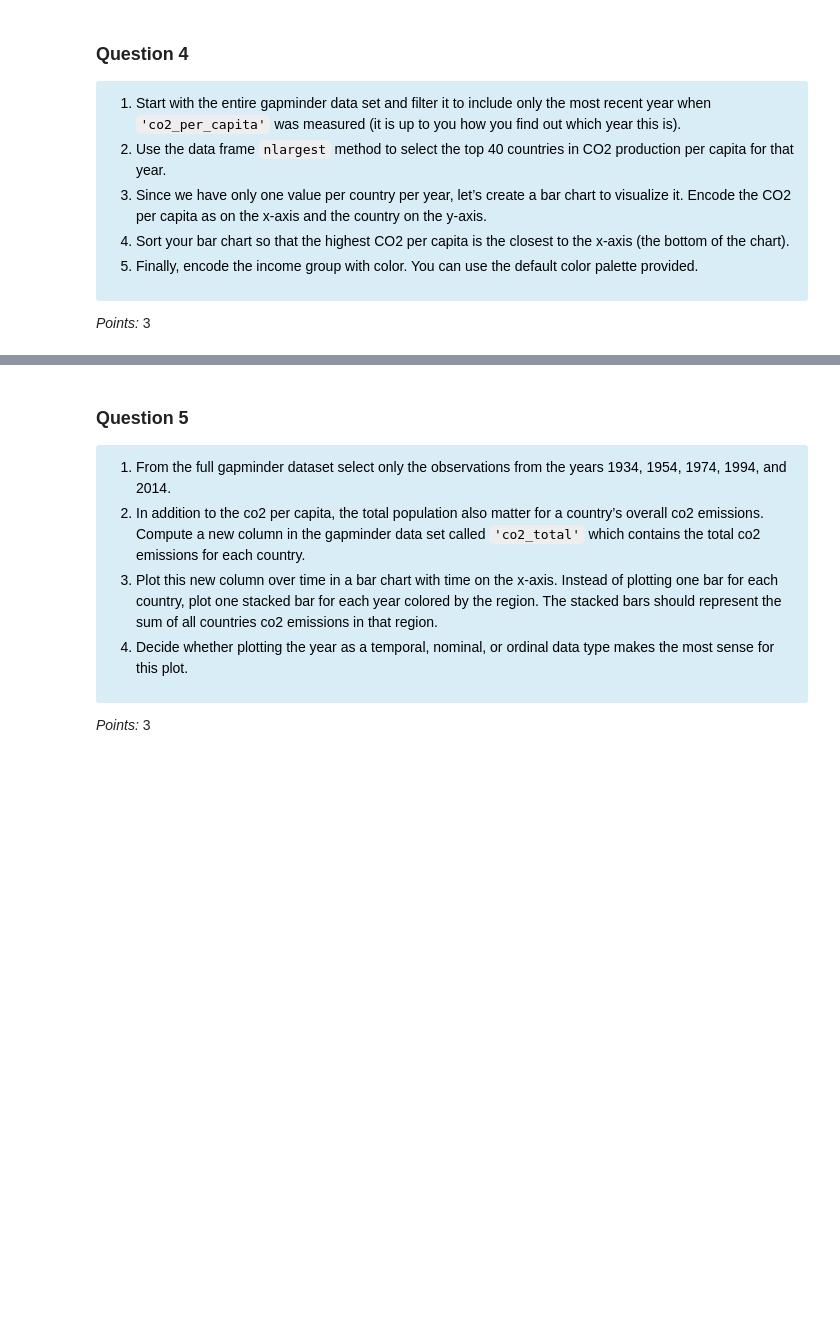
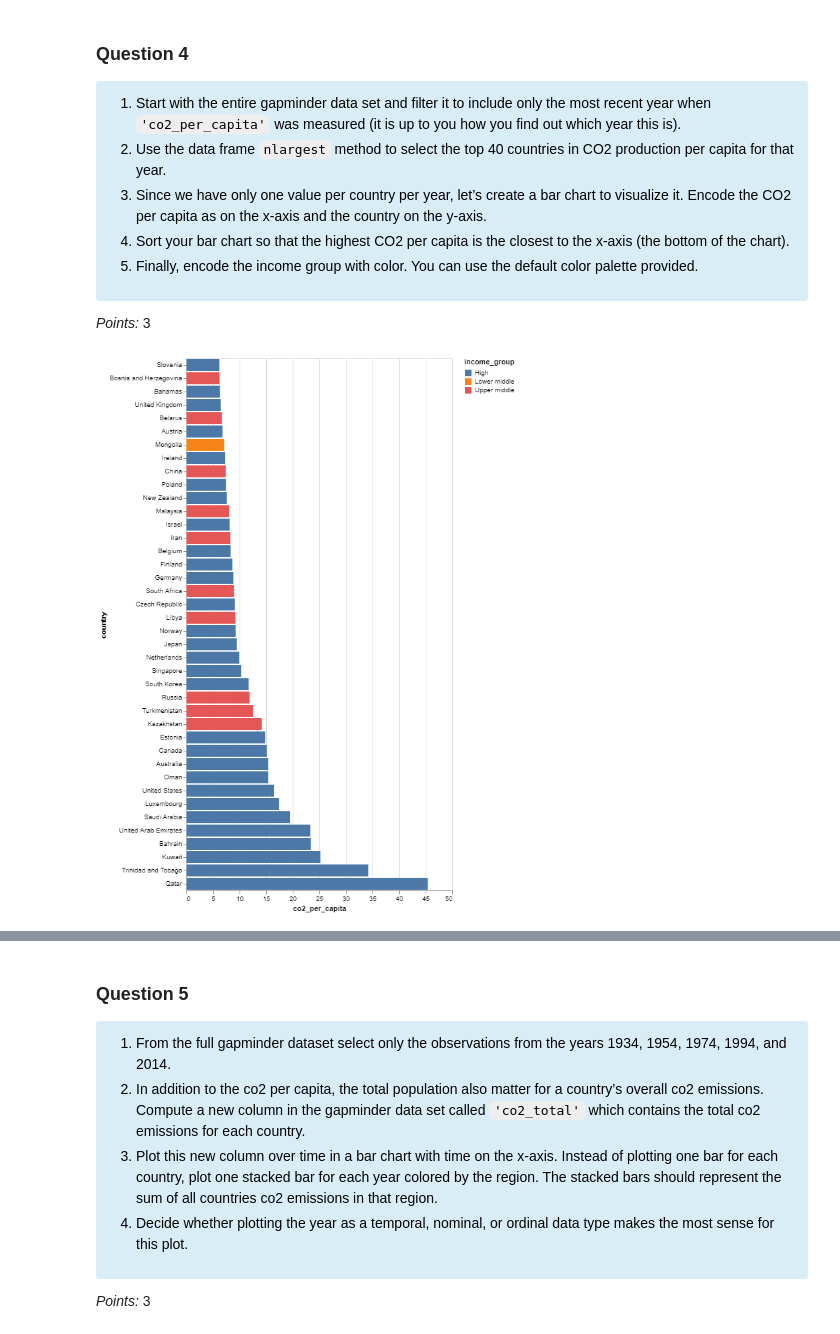
Before and after one commit to tonyliang19/Course_notes_2023Spring, a Jupyter notebook: dsci320/week3/lab2.ipynb, the cells around one changed output, grey strips where cells are left out. Saved outputs shown, nothing was run; the diff lists cells and outputs as text; code cells hidden in the pictures; blank space fills up the shorter version.

```diff
--- a/dsci320/week3/lab2.ipynb
+++ b/dsci320/week3/lab2.ipynb
@@ -140,11 +186,23 @@ grader.check("q3")
 
 _Points:_ 3
 # %%
-gm_40_largest_co2 = ...
-
-bar_co2 = ...
+# Finds the year where most recently measured
+year = gm[gm.co2_per_capita.notnull()].sort_values(by = "year", ascending=False)["year"].iloc[0].year
+# Filters gm data to that year only
+most_recent_co2 = gm.query("year == @year")
+most_recent_co2.head()
+# select the top 40 countries in CO2 production per capita for that year.
+gm_40_largest_co2 = most_recent_co2.nlargest(n = 40, columns = ["co2_per_capita"])
+# bar chart
+bar_co2 = alt.Chart(gm_40_largest_co2).mark_bar().encode(
+    x = alt.X("co2_per_capita"),
+    y = alt.Y("country", sort = "x"),
+    color = "income_group"
+)
 
 # Show the chart
 bar_co2
+# %% [output]
+[figure, added]
 # %%
 grader.check("q4")
```
Also changed, not shown: parts of 14 cells of this notebook, 1 other file.
